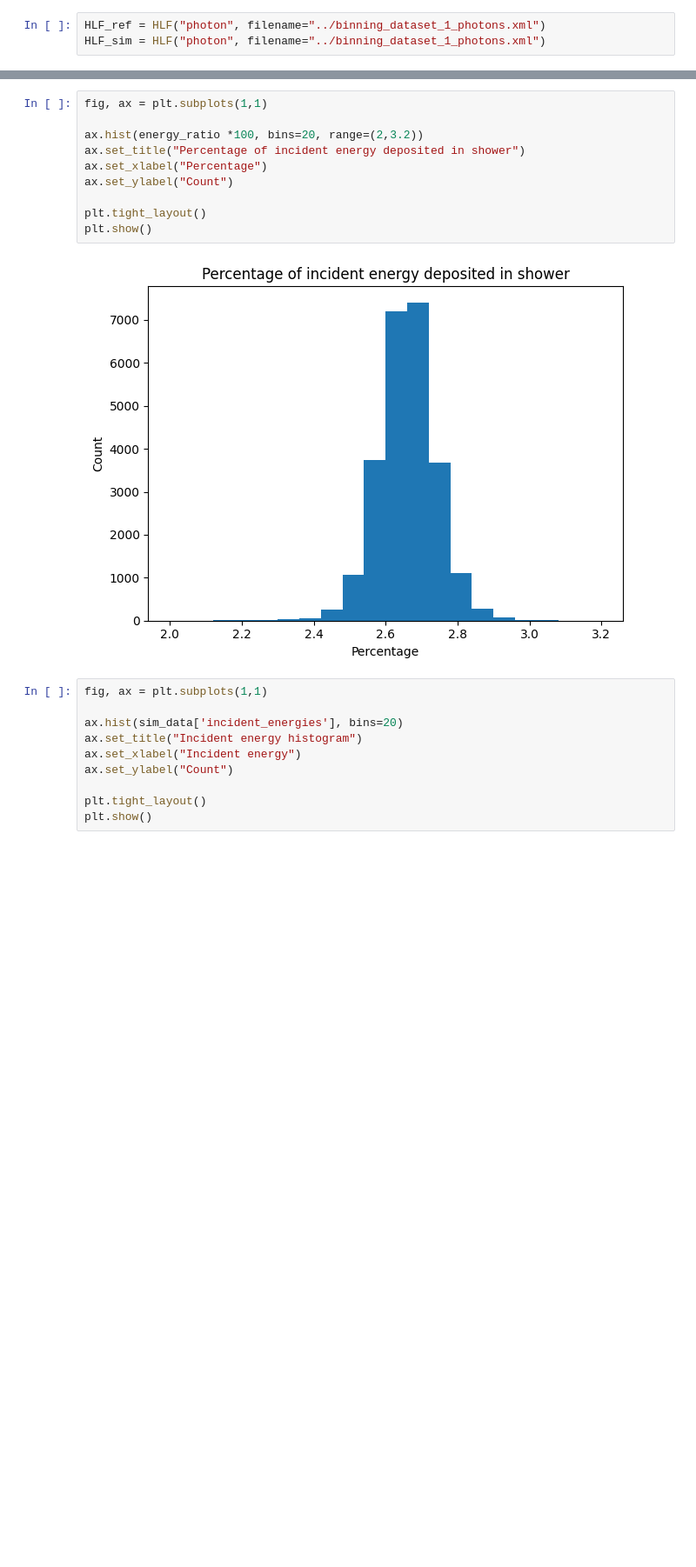
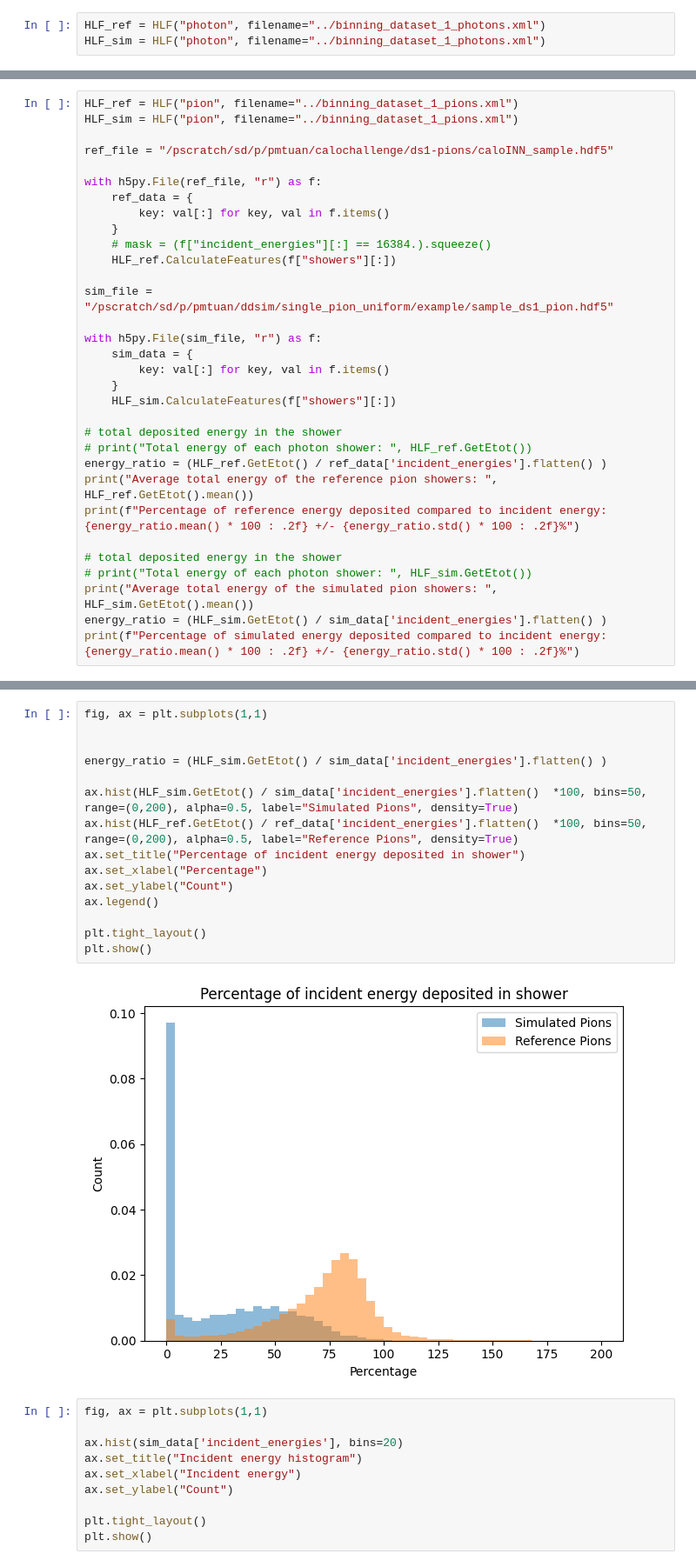
Before and after one commit to tuanmp/ddsim_caloxtreme, a Jupyter notebook: notebooks/compare_ds.ipynb, the cells around one changed output, grey strips where cells are left out. Shown at 87% size. Cells and saved outputs as stored; diff of their text form; blank space fills up the shorter version.

```diff
--- a/notebooks/compare_ds.ipynb
+++ b/notebooks/compare_ds.ipynb
@@ -45,0 +65,32 @@ Percentage of energy deposited compared to incident energy:  2.66 +/-  0.09%
+# %%
+HLF_ref = HLF("pion", filename="../binning_dataset_1_pions.xml")
+HLF_sim = HLF("pion", filename="../binning_dataset_1_pions.xml")
+
+ref_file = "/pscratch/sd/p/pmtuan/calochallenge/ds1-pions/caloINN_sample.hdf5"
+
+with h5py.File(ref_file, "r") as f:
+    ref_data = {
+        key: val[:] for key, val in f.items()
+    }
+    # mask = (f["incident_energies"][:] == 16384.).squeeze()
+    HLF_ref.CalculateFeatures(f["showers"][:])
+
+sim_file = "/pscratch/sd/p/pmtuan/ddsim/single_pion_uniform/example/sample_ds1_pion.hdf5"
+
+with h5py.File(sim_file, "r") as f:
+    sim_data = {
+        key: val[:] for key, val in f.items()
+    }
+    HLF_sim.CalculateFeatures(f["showers"][:])
+
+# total deposited energy in the shower
+# print("Total energy of each photon shower: ", HLF_ref.GetEtot())
+energy_ratio = (HLF_ref.GetEtot() / ref_data['incident_energies'].flatten() )
+print("Average total energy of the reference pion showers: ", HLF_ref.GetEtot().mean())
+print(f"Percentage of reference energy deposited compared to incident energy: {energy_ratio.mean() * 100 : .2f} +/- {energy_ratio.std() * 100 : .2f}%")
+
+# total deposited energy in the shower
+# print("Total energy of each photon shower: ", HLF_sim.GetEtot())
+print("Average total energy of the simulated pion showers: ", HLF_sim.GetEtot().mean())
+energy_ratio = (HLF_sim.GetEtot() / sim_data['incident_energies'].flatten() )
+print(f"Percentage of simulated energy deposited compared to incident energy: {energy_ratio.mean() * 100 : .2f} +/- {energy_ratio.std() * 100 : .2f}%")
@@ -46,15 +102,20 @@ Percentage of energy deposited compared to incident energy:  2.66 +/-  0.09%
 # %%
 fig, ax = plt.subplots(1,1)
 
-ax.hist(energy_ratio *100, bins=20, range=(2,3.2))
+
+energy_ratio = (HLF_sim.GetEtot() / sim_data['incident_energies'].flatten() )
+
+ax.hist(HLF_sim.GetEtot() / sim_data['incident_energies'].flatten()  *100, bins=50, range=(0,200), alpha=0.5, label="Simulated Pions", density=True)
+ax.hist(HLF_ref.GetEtot() / ref_data['incident_energies'].flatten()  *100, bins=50, range=(0,200), alpha=0.5, label="Reference Pions", density=True)
 ax.set_title("Percentage of incident energy deposited in shower")
 ax.set_xlabel("Percentage")
 ax.set_ylabel("Count")
+ax.legend()
 
 plt.tight_layout()
 plt.show()
 # %% [output]
-[figure, old version]
+[figure, new version]
 # %%
 fig, ax = plt.subplots(1,1)
 
```
Also changed, not shown: parts of 5 cells of this notebook, 31 other files.
